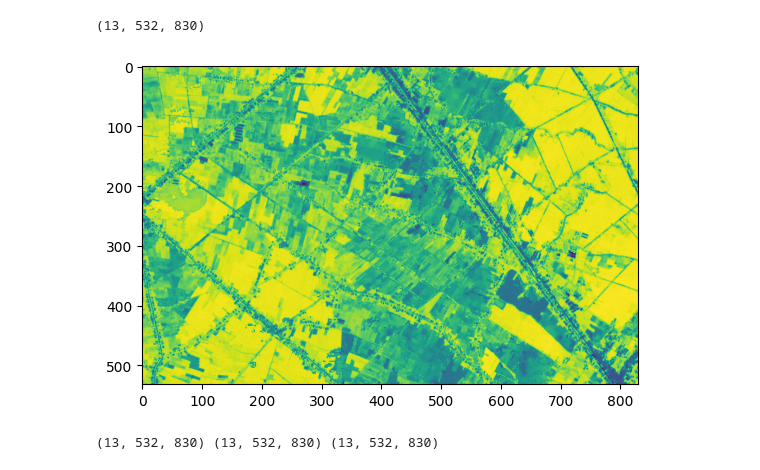
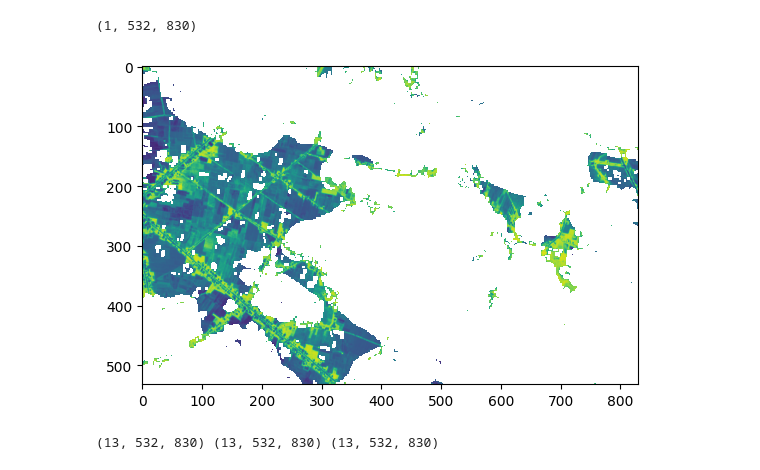
Before and after one commit to minhify/CTU-CSIROBoeingPhase5, a Jupyter notebook: predict.ipynb, the cells around one changed output. Drawn from its saved outputs; the diff is of its cells as text; code cells hidden in the pictures.

```diff
--- a/predict.ipynb
+++ b/predict.ipynb
@@ -31,6 +31,6 @@ Dashboard: https://hub.asia.easi-eo.solutions/services/dask-gateway/clusters/eas
 # %%
 ## cấu hình thời gian lấy ảnh và tọa độ
-date_range = ('2022-09-01', '2023-10-01')
+date_range = ('2022-09-01', '2022-10-01')
 longtitude_range = (105.86575, 105.94120)
 latitude_range = (9.65070, 9.69850)
 
@@ -246,11 +245,11 @@ Wall time: 43.4 ms
 # compute average_ndvi
 average_ndvi = average_ndvi.compute()
 # %%
-plt.imshow(average_ndvi.isel(time=4), vmin=None, vmax=None)
+plt.imshow(average_ndvi.isel(time=0), vmin=None, vmax=None)
 average_ndvi.shape
 # %% [output]
-(13, 532, 830)
+(1, 532, 830)
-[figure, old version]
+[figure, new version]
 # %%
 fill_nan_model = joblib.load('model_train/regressor/500points/fill_nan_model_gb.pkl')
 # %%
```
Also changed, not shown: parts of 9 cells of this notebook, 4 other files.
